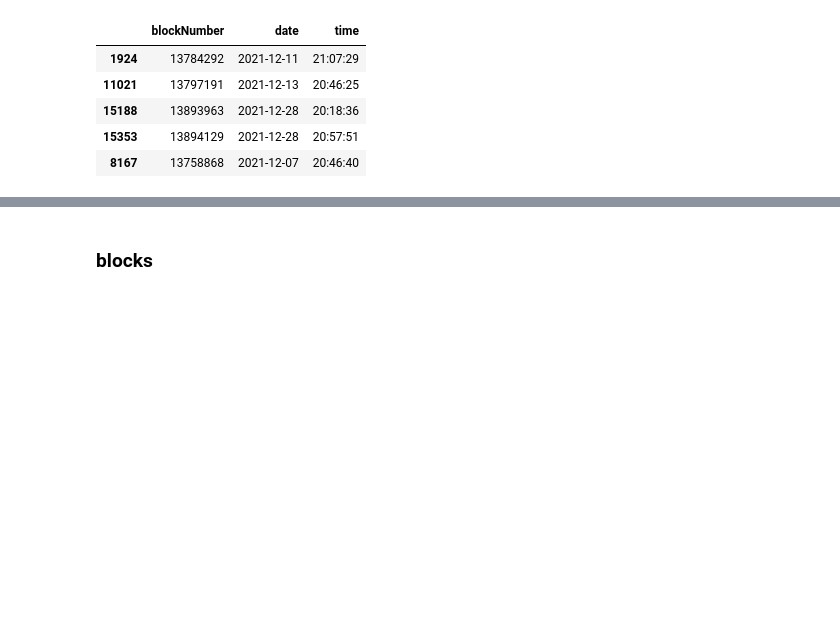
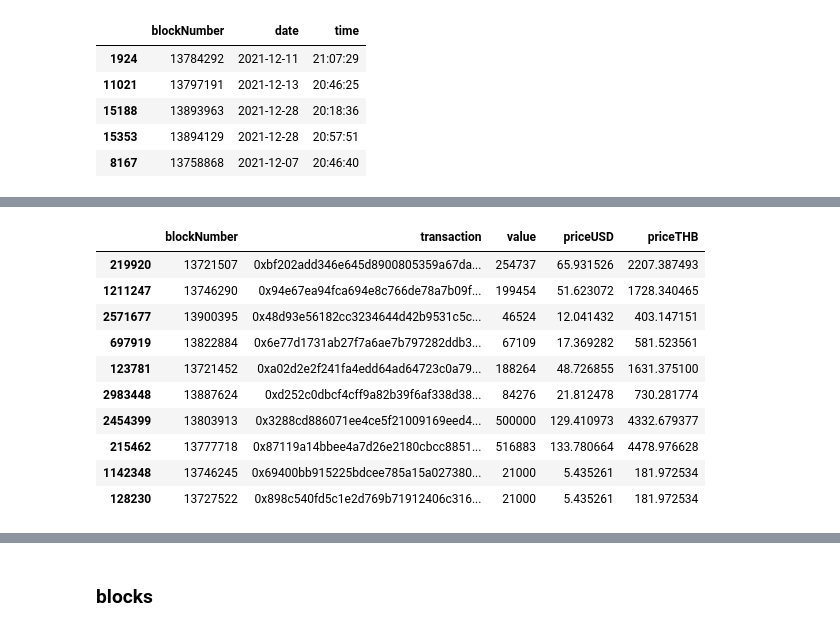
Before and after one commit to mello9999/etherBot, a Jupyter notebook: src/analytics/transform.ipynb, the cells around one changed output, grey strips where cells are left out. Cells and saved outputs as stored; diff of their text form; code cells hidden in the pictures; blank space fills up the shorter version.

```diff
--- a/src/analytics/transform.ipynb
+++ b/src/analytics/transform.ipynb
@@ -904,0 +933,14 @@ data_date.sample(5)
+# %%
+valueData.sample(10)
+# %% [output]
+|  | blockNumber | transaction | value | priceUSD | priceTHB |
+| 219920 | 13721507 | 0xbf202add346e645d8900805359a67da... | 254737 | 65.931526 | 2207.387493 |
+| 1211247 | 13746290 | 0x94e67ea94fca694e8c766de78a7b09f... | 199454 | 51.623072 | 1728.340465 |
+| 2571677 | 13900395 | 0x48d93e56182cc3234644d42b9531c5c... | 46524 | 12.041432 | 403.147151 |
+| 697919 | 13822884 | 0x6e77d1731ab27f7a6ae7b797282ddb3... | 67109 | 17.369282 | 581.523561 |
+| 123781 | 13721452 | 0xa02d2e2f241fa4edd64ad64723c0a79... | 188264 | 48.726855 | 1631.375100 |
+| 2983448 | 13887624 | 0xd252c0dbcf4cff9a82b39f6af338d38... | 84276 | 21.812478 | 730.281774 |
+| 2454399 | 13803913 | 0x3288cd886071ee4ce5f21009169eed4... | 500000 | 129.410973 | 4332.679377 |
+| 215462 | 13777718 | 0x87119a14bbee4a7d26e2180cbcc8851... | 516883 | 133.780664 | 4478.976628 |
+| 1142348 | 13746245 | 0x69400bb915225bdcee785a15a027380... | 21000 | 5.435261 | 181.972534 |
+| 128230 | 13727522 | 0x898c540fd5c1e2d769b71912406c316... | 21000 | 5.435261 | 181.972534 |
```
Also changed, not shown: parts of 3 cells of this notebook.
